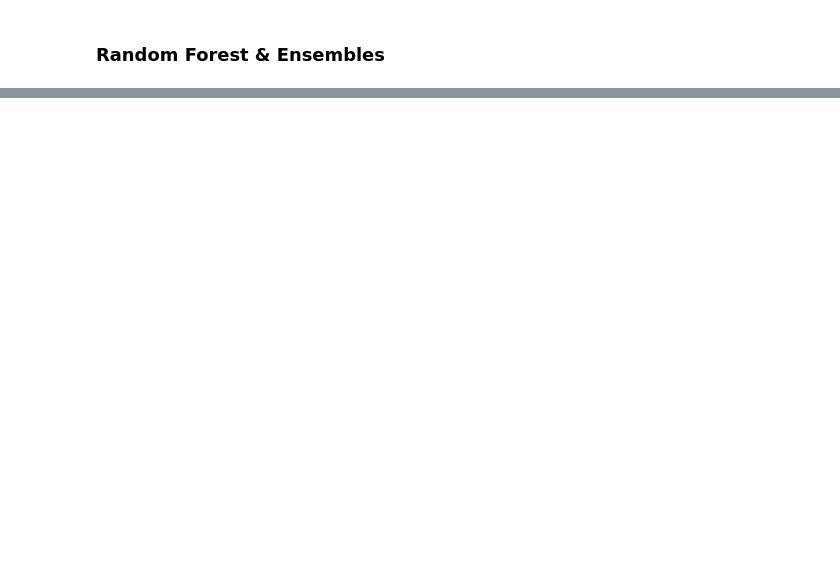
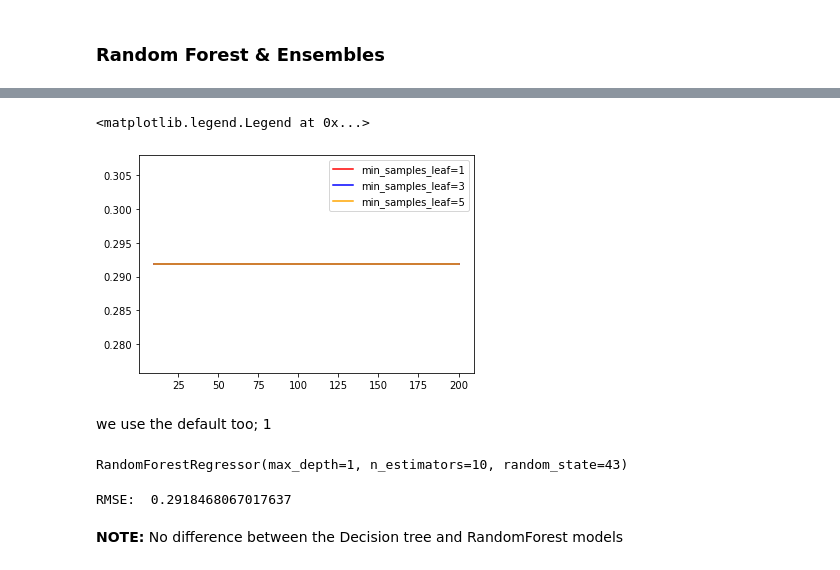
Before and after one commit to DeleMike/house_pricing, a Jupyter notebook: house_pricing.ipynb, the cells around one changed output, grey strips where cells are left out. Cells and saved outputs as stored; diff of their text form; code cells hidden in the pictures; blank space fills up the shorter version.

```diff
--- a/house_pricing.ipynb
+++ b/house_pricing.ipynb
@@ -849,0 +915,38 @@ np.absolute(scores).mean()
+# %%
+max_depth = 1
+# %%
+scores = []
+
+for s in [1, 3, 5, 10, 50]:
+    for n in range(10, 201, 10):
+        rf = RandomForestRegressor(n_estimators=n,
+                                    max_depth=max_depth,
+                                    min_samples_leaf=s,
+                                    random_state=43)
+        rf.fit(X_train, y_train)
+
+        y_pred = dt.predict(X_val)
+        score = np.sqrt(mean_squared_error(y_val, y_pred))
+
+        scores.append((s, n, score))
+# %%
+columns = ['min_samples_leaf', 'n_estimators', 'rmse']
+df_scores = pd.DataFrame(scores, columns=columns)
+# %%
+colors = ['red', 'blue', 'orange']
+
+values = [1, 3, 5]
+
+for s, col in zip(values, colors):
+    df_subset = df_scores[df_scores.min_samples_leaf == s]
+
+    plt.plot(df_subset.n_estimators, df_subset.rmse,
+             color=col,
+             label='min_samples_leaf=%d' % s)
+
+plt.legend()
+# %% [output]
+<matplotlib.legend.Legend at 0x...>
+[figure, added]
+# %% [markdown]
+we use the default too; 1
@@ -849,0 +955,16 @@ np.absolute(scores).mean()
+# %%
+rf = RandomForestRegressor(n_estimators=10,
+                            max_depth=max_depth,
+                            min_samples_leaf=min_samples_leaf,
+                            random_state=43)
+rf.fit(X_train, y_train)
+# %% [output]
+RandomForestRegressor(max_depth=1, n_estimators=10, random_state=43)
+# %%
+y_pred = dt.predict(X_val)
+score = np.sqrt(mean_squared_error(y_val, y_pred))
+print('RMSE: ', score)
+# %% [output]
+RMSE:  0.2918468067017637
+# %% [markdown]
+**NOTE:** No difference between the Decision tree and RandomForest models
```
Also changed, not shown: parts of 30 cells of this notebook.
